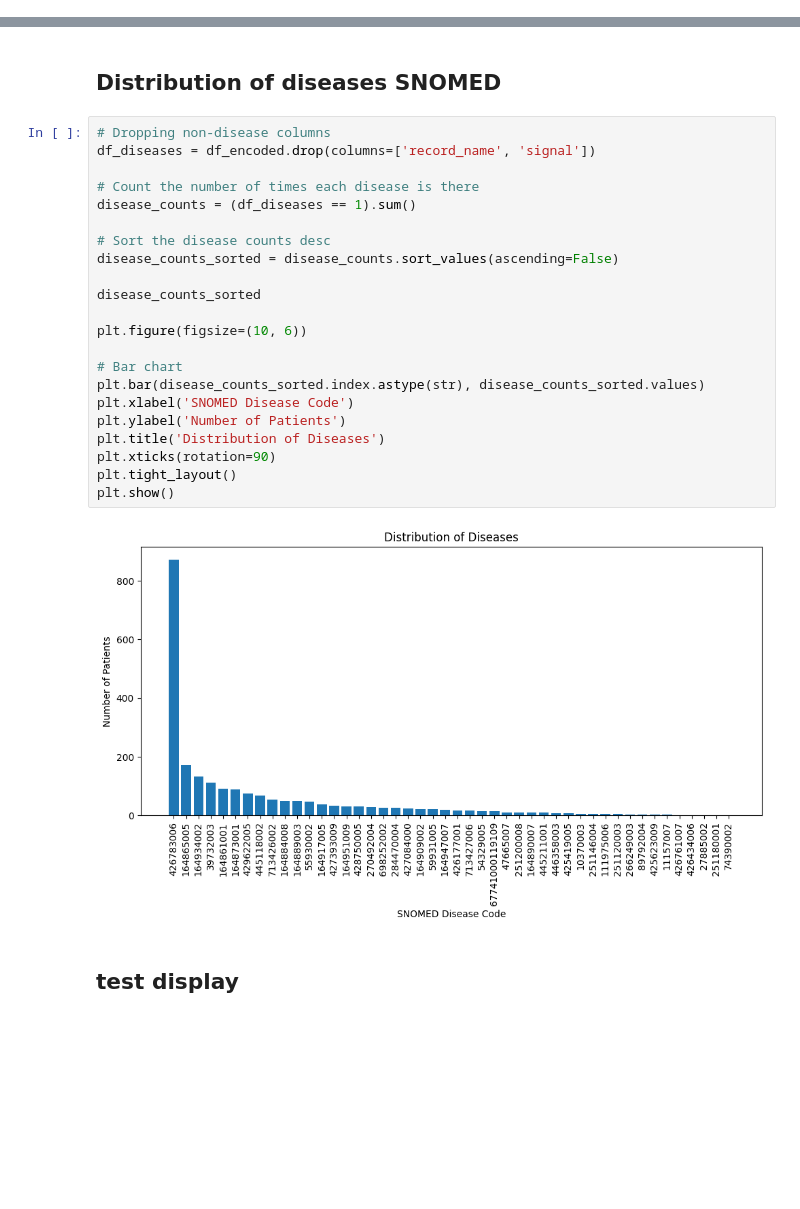
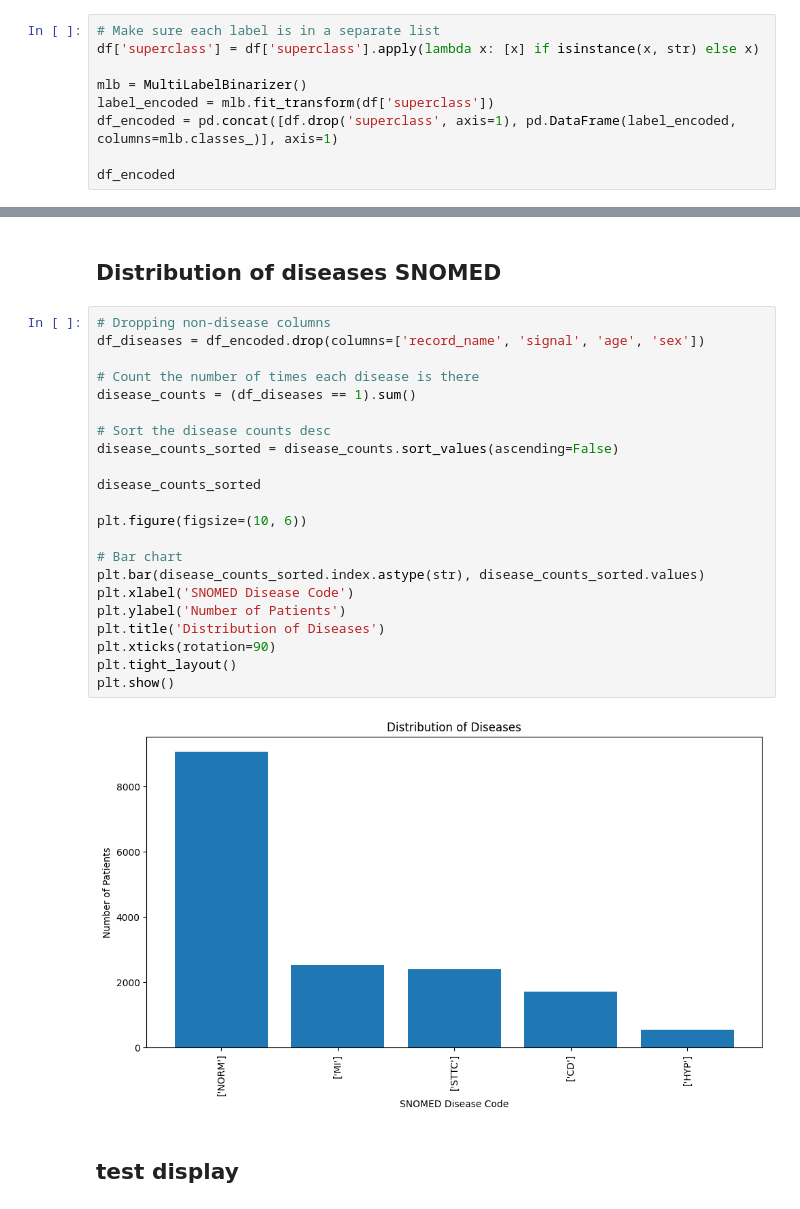
Before and after one commit to Nicoflo22/Thesis, a Jupyter notebook: thesis_superclass.ipynb, the cells around one changed output, grey strips where cells are left out. Saved outputs shown, nothing was run; the diff lists cells and outputs as text; blank space fills up the shorter version.

Commit message:
ok superclass classification

```diff
--- a/thesis_superclass.ipynb
+++ b/thesis_superclass.ipynb
@@ -139,0 +86,9 @@ print(df_encoded['signal'][0][0])
+# %%
+# Make sure each label is in a separate list
+df['superclass'] = df['superclass'].apply(lambda x: [x] if isinstance(x, str) else x)
+
+mlb = MultiLabelBinarizer()
+label_encoded = mlb.fit_transform(df['superclass'])
+df_encoded = pd.concat([df.drop('superclass', axis=1), pd.DataFrame(label_encoded, columns=mlb.classes_)], axis=1)
+
+df_encoded
@@ -141,28 +110,28 @@ print(df_encoded['signal'][0][0])
 ## Distribution of diseases SNOMED
 # %%
 # Dropping non-disease columns
-df_diseases = df_encoded.drop(columns=['record_name', 'signal'])
+df_diseases = df_encoded.drop(columns=['record_name', 'signal', 'age', 'sex'])
 
 # Count the number of times each disease is there
 disease_counts = (df_diseases == 1).sum()
 
 # Sort the disease counts desc
 disease_counts_sorted = disease_counts.sort_values(ascending=False)
 
 disease_counts_sorted
 
 plt.figure(figsize=(10, 6))
 
 # Bar chart
 plt.bar(disease_counts_sorted.index.astype(str), disease_counts_sorted.values)
 plt.xlabel('SNOMED Disease Code')
 plt.ylabel('Number of Patients')
 plt.title('Distribution of Diseases')
 plt.xticks(rotation=90)
 plt.tight_layout()
 plt.show()
 # %% [output]
-[figure, old version]
+[figure, new version]
 # %% [markdown]
 ## test display
 # %%
```
Also changed, not shown: parts of 18 cells of this notebook.
